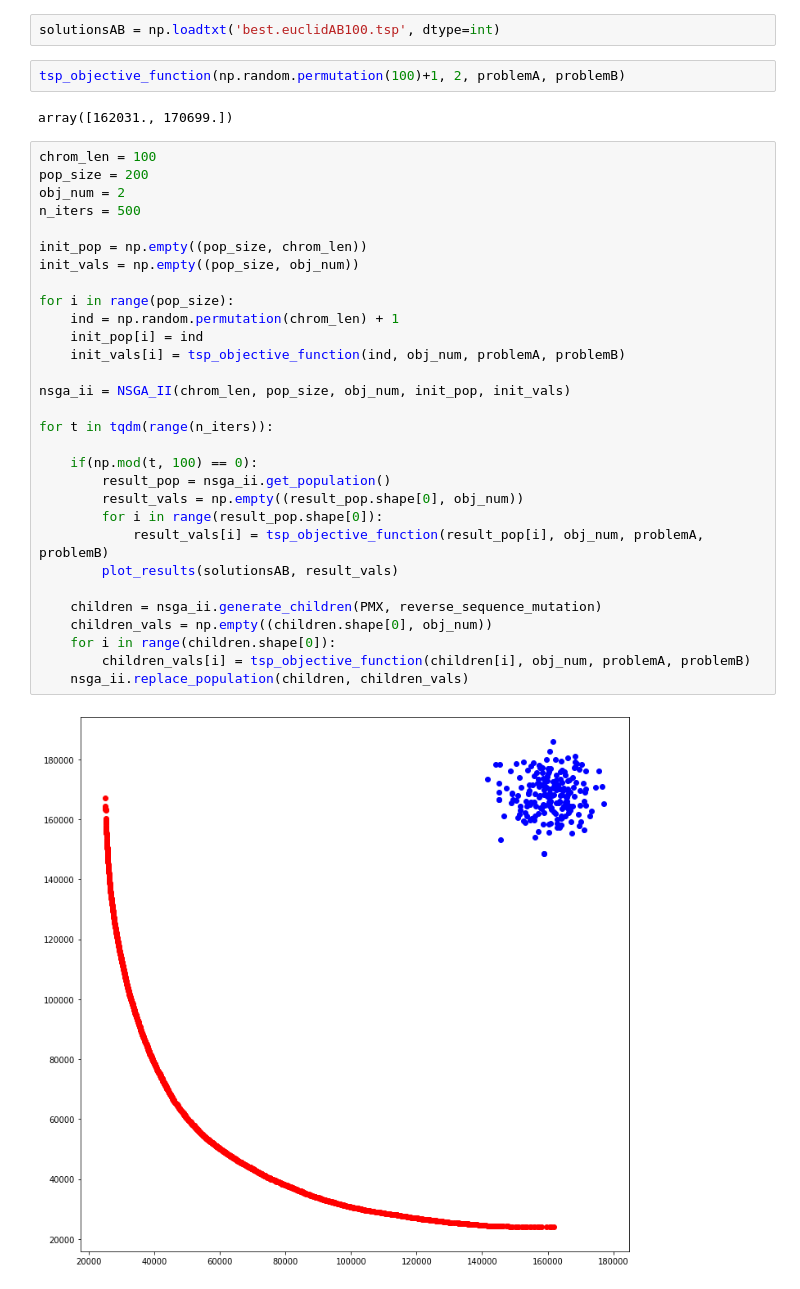
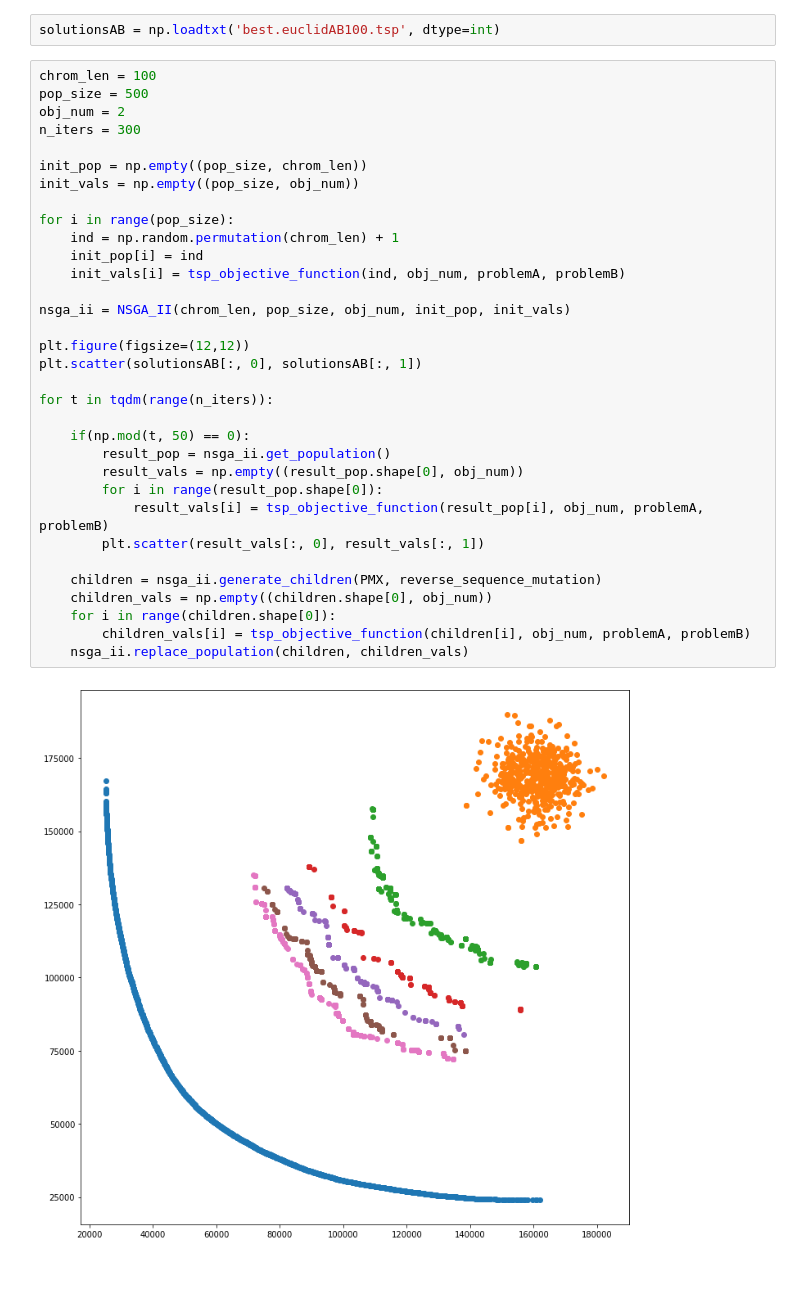
Before and after one commit to AdrianUrbanski/MOTSP, a Jupyter notebook: MOTSP.ipynb, the cells around one changed output. Saved outputs shown, nothing was run; the diff lists cells and outputs as text.

```diff
--- a/MOTSP.ipynb
+++ b/MOTSP.ipynb
@@ -357,39 +357,38 @@ problemA = tsplib95.load("euclidA100.tsp")
 problemB = tsplib95.load("euclidB100.tsp")
 # %%
 solutionsAB = np.loadtxt('best.euclidAB100.tsp', dtype=int)
-# %%
-tsp_objective_function(np.random.permutation(100)+1, 2, problemA, problemB)
-# %% [output]
-array([162031., 170699.])
 # %%
 chrom_len = 100
-pop_size = 200
+pop_size = 500
 obj_num = 2
-n_iters = 500
+n_iters = 300
 
 init_pop = np.empty((pop_size, chrom_len))
 init_vals = np.empty((pop_size, obj_num))
 
 for i in range(pop_size):
     ind = np.random.permutation(chrom_len) + 1
     init_pop[i] = ind
     init_vals[i] = tsp_objective_function(ind, obj_num, problemA, problemB)
 
 nsga_ii = NSGA_II(chrom_len, pop_size, obj_num, init_pop, init_vals)
 
+plt.figure(figsize=(12,12))
+plt.scatter(solutionsAB[:, 0], solutionsAB[:, 1])
+
 for t in tqdm(range(n_iters)):
 
-    if(np.mod(t, 100) == 0):
+    if(np.mod(t, 50) == 0):
         result_pop = nsga_ii.get_population()
         result_vals = np.empty((result_pop.shape[0], obj_num))
         for i in range(result_pop.shape[0]):
             result_vals[i] = tsp_objective_function(result_pop[i], obj_num, problemA, problemB)
-        plot_results(solutionsAB, result_vals)
+        plt.scatter(result_vals[:, 0], result_vals[:, 1])
 
     children = nsga_ii.generate_children(PMX, reverse_sequence_mutation)
     children_vals = np.empty((children.shape[0], obj_num))
     for i in range(children.shape[0]):
         children_vals[i] = tsp_objective_function(children[i], obj_num, problemA, problemB)
     nsga_ii.replace_population(children, children_vals)
 # %% [output]
-[figure, old version]
+[figure, new version]
```
Also changed, not shown: parts of 1 cell of this notebook.
